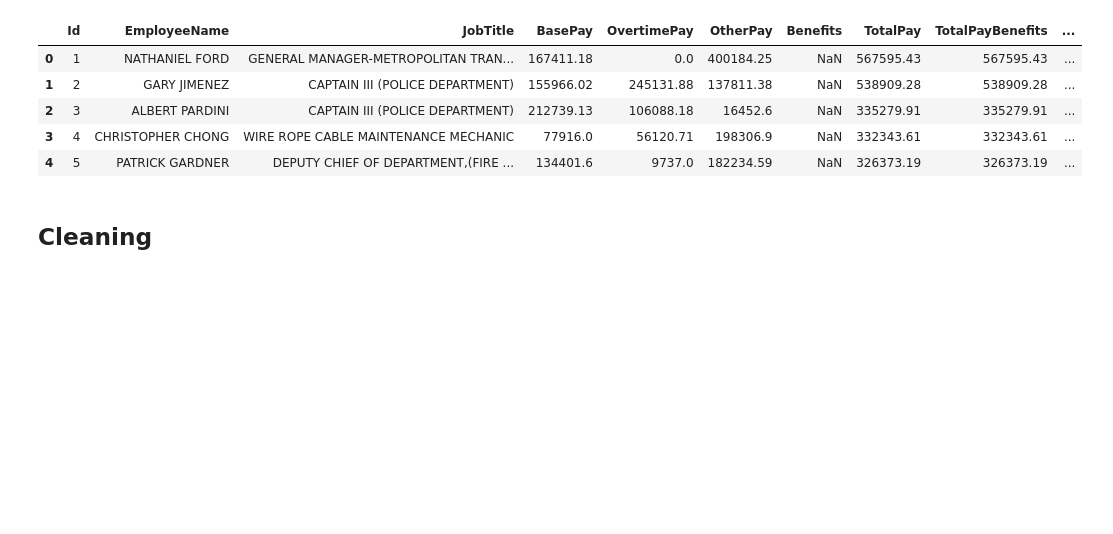
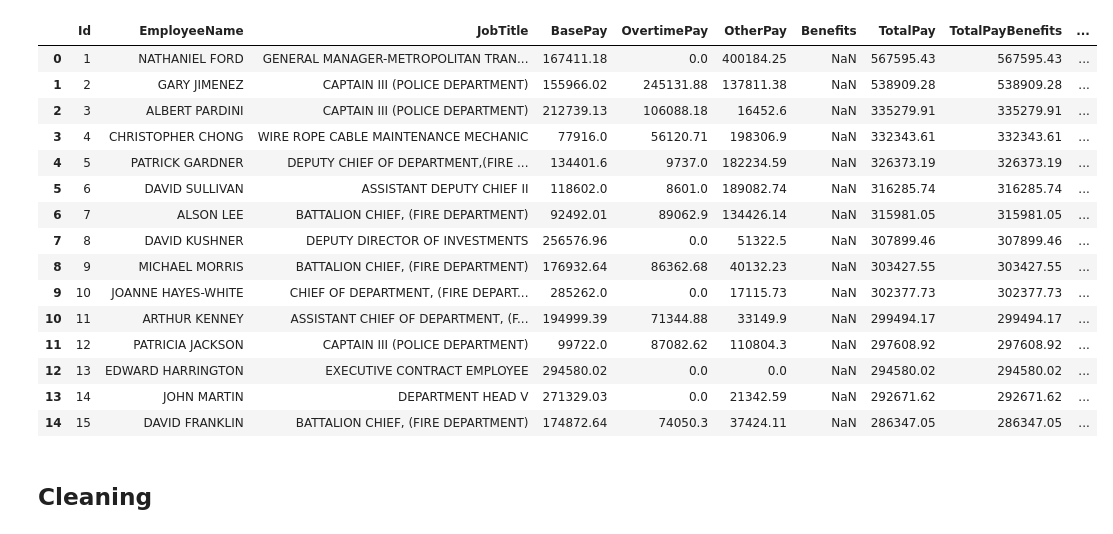
Before and after one commit to abuh1/SFsalaries-ETL-Pipeline, a Jupyter notebook: notebooks/transform.ipynb, the cells around one changed output. Cells and saved outputs as stored; diff of their text form; code cells hidden in the pictures; blank space fills up the shorter version.

```diff
--- a/notebooks/transform.ipynb
+++ b/notebooks/transform.ipynb
@@ -1,20 +1,30 @@
 # %%
 import pandas as pd
 
 # load data into pandas dataframe
 df = pd.read_csv('../data/input/Salaries.csv')
 
 # Set max num of rows to display
 pd.set_option('display.max_rows', 1500)
 
-df.head()
+df.head(15)
 # %% [output]
 |  | Id | EmployeeName | JobTitle | BasePay | OvertimePay | OtherPay | Benefits | TotalPay | TotalPayBenefits | ... |
 | 0 | 1 | NATHANIEL FORD | GENERAL MANAGER-METROPOLITAN TRAN... | 167411.18 | 0.0 | 400184.25 | NaN | 567595.43 | 567595.43 | ... |
 | 1 | 2 | GARY JIMENEZ | CAPTAIN III (POLICE DEPARTMENT) | 155966.02 | 245131.88 | 137811.38 | NaN | 538909.28 | 538909.28 | ... |
 | 2 | 3 | ALBERT PARDINI | CAPTAIN III (POLICE DEPARTMENT) | 212739.13 | 106088.18 | 16452.6 | NaN | 335279.91 | 335279.91 | ... |
 | 3 | 4 | CHRISTOPHER CHONG | WIRE ROPE CABLE MAINTENANCE MECHANIC | 77916.0 | 56120.71 | 198306.9 | NaN | 332343.61 | 332343.61 | ... |
 | 4 | 5 | PATRICK GARDNER | DEPUTY CHIEF OF DEPARTMENT,(FIRE ... | 134401.6 | 9737.0 | 182234.59 | NaN | 326373.19 | 326373.19 | ... |
+| 5 | 6 | DAVID SULLIVAN | ASSISTANT DEPUTY CHIEF II | 118602.0 | 8601.0 | 189082.74 | NaN | 316285.74 | 316285.74 | ... |
+| 6 | 7 | ALSON LEE | BATTALION CHIEF, (FIRE DEPARTMENT) | 92492.01 | 89062.9 | 134426.14 | NaN | 315981.05 | 315981.05 | ... |
+| 7 | 8 | DAVID KUSHNER | DEPUTY DIRECTOR OF INVESTMENTS | 256576.96 | 0.0 | 51322.5 | NaN | 307899.46 | 307899.46 | ... |
+| 8 | 9 | MICHAEL MORRIS | BATTALION CHIEF, (FIRE DEPARTMENT) | 176932.64 | 86362.68 | 40132.23 | NaN | 303427.55 | 303427.55 | ... |
+| 9 | 10 | JOANNE HAYES-WHITE | CHIEF OF DEPARTMENT, (FIRE DEPART... | 285262.0 | 0.0 | 17115.73 | NaN | 302377.73 | 302377.73 | ... |
+| 10 | 11 | ARTHUR KENNEY | ASSISTANT CHIEF OF DEPARTMENT, (F... | 194999.39 | 71344.88 | 33149.9 | NaN | 299494.17 | 299494.17 | ... |
+| 11 | 12 | PATRICIA JACKSON | CAPTAIN III (POLICE DEPARTMENT) | 99722.0 | 87082.62 | 110804.3 | NaN | 297608.92 | 297608.92 | ... |
+| 12 | 13 | EDWARD HARRINGTON | EXECUTIVE CONTRACT EMPLOYEE | 294580.02 | 0.0 | 0.0 | NaN | 294580.02 | 294580.02 | ... |
+| 13 | 14 | JOHN MARTIN | DEPARTMENT HEAD V | 271329.03 | 0.0 | 21342.59 | NaN | 292671.62 | 292671.62 | ... |
+| 14 | 15 | DAVID FRANKLIN | BATTALION CHIEF, (FIRE DEPARTMENT) | 174872.64 | 74050.3 | 37424.11 | NaN | 286347.05 | 286347.05 | ... |
 # %% [markdown]
 ## Cleaning
 # %%
```
Also changed, not shown: parts of 3 cells of this notebook.
